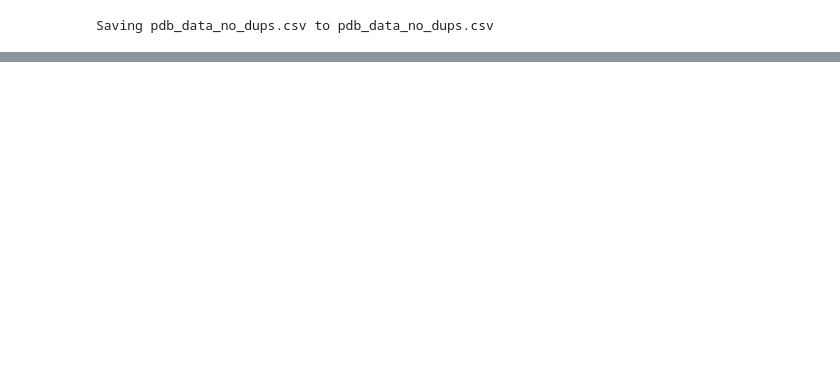
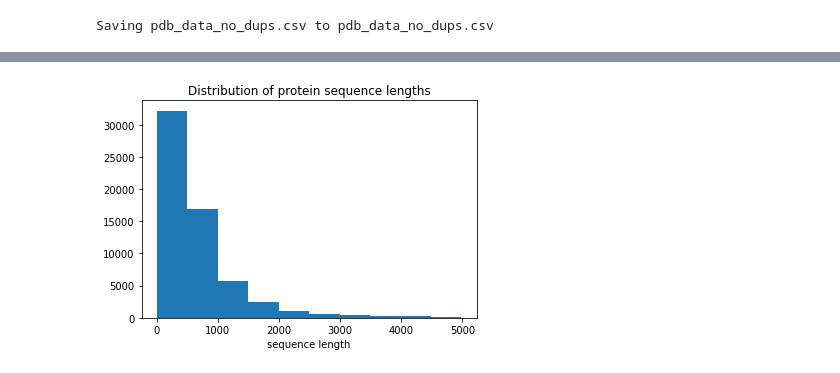
Before and after one commit to jgbrasier/protein-classification, a Jupyter notebook: ProtClass.ipynb, the cells around one changed output, grey strips where cells are left out. Cells and saved outputs as stored; diff of their text form; code cells hidden in the pictures; blank space fills up the shorter version.

```diff
--- a/ProtClass.ipynb
+++ b/ProtClass.ipynb
@@ -48,0 +72,7 @@ df.head()
+# %%
+plt.hist(df['residueCount'])
+plt.xlabel('sequence length')
+plt.title('Distribution of protein sequence lengths')
+plt.show()
+# %% [output]
+[figure, added]
```
Also changed, not shown: parts of 9 cells of this notebook.
